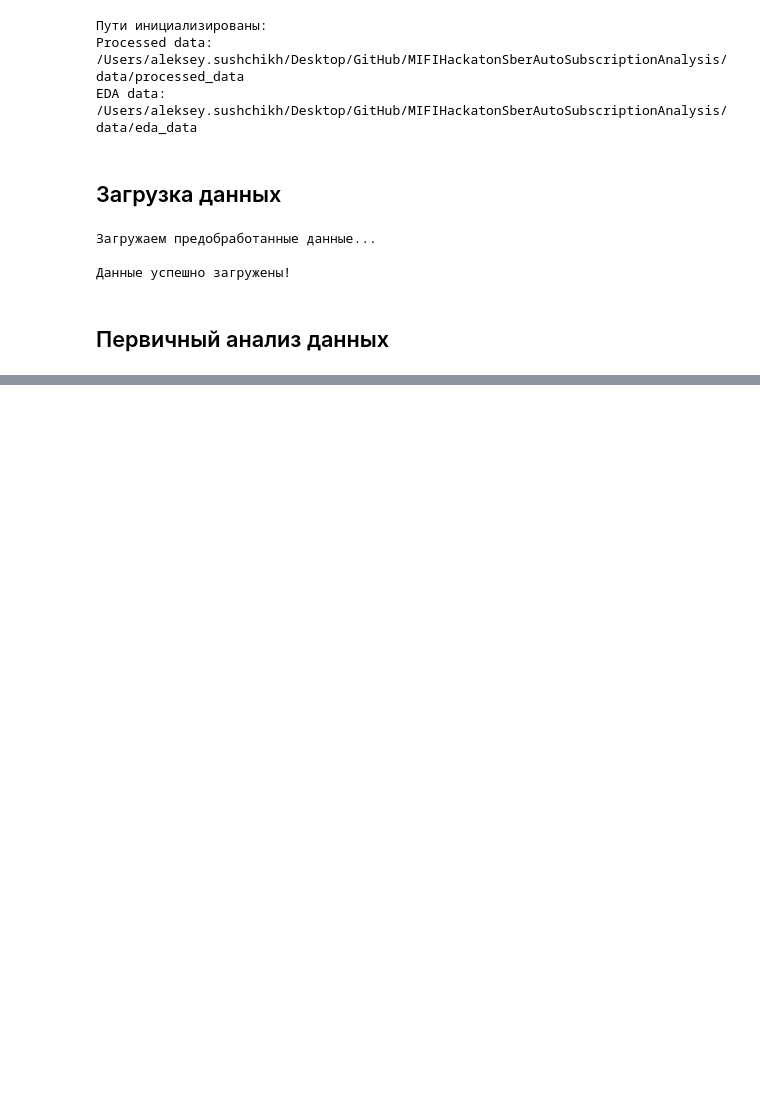
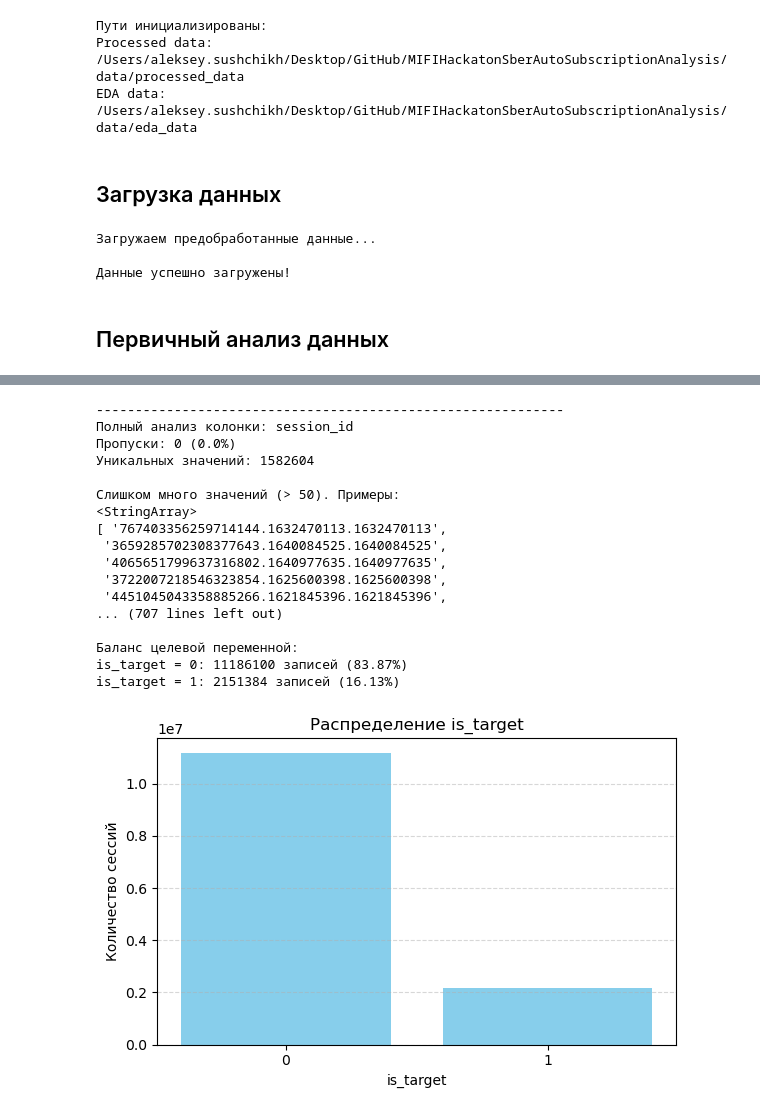
Before and after one commit to ListAloe/MIFIHackatonSberAutoSubscriptionAnalysis, a Jupyter notebook: notebooks/EDA/eda.ipynb, the cells around one changed output, grey strips where cells are left out. Drawn from its saved outputs; the diff is of its cells as text; code cells hidden in the pictures; blank space fills up the shorter version.

```diff
--- a/notebooks/EDA/eda.ipynb
+++ b/notebooks/EDA/eda.ipynb
@@ -169,10 +157,0 @@ Conversion Rate: 0.37%
-# %%
-num_cols = ['session_duration_sec','num_hits','num_unique_pages','visit_hour']
-for col in num_cols:
-    fig, axes = plt.subplots(1, 2, figsize=(12,4))
-    sns.histplot(data[col], ax=axes[0], kde=True)
-    axes[0].set_title(f'Гистограмма {col}')
-    sns.boxplot(x=data[col], ax=axes[1])
-    axes[1].set_title(f'Box‑plot {col}')
-    plt.tight_layout()
-    plt.show()
@@ -199,6 +157,0 @@ plt.show()
-# %%
-for col in ['num_hits','session_duration_sec']:
-    plt.figure(figsize=(6,4))
-    sns.kdeplot(data=data, x=col, hue='converted', common_norm=False)
-    plt.title(f'{col}: конверсия vs не конверсия')
-    plt.show()
@@ -241,0 +576,33 @@ plt.show()
+# %%
+test3 = test2.copy()
+#========================================================
+# Проанализируем 'hit_date_dt' и 'visit_datetime'
+#========================================================
+# Извлечём из visit_datetime только дату
+test3['visit_date_only'] = test3['visit_datetime'].dt.normalize()
+
+# Сравним с hit_date_dt
+mismatch = test3.loc[
+    test3['visit_date_only'] != test3['hit_date_dt'].dt.normalize(),
+    ['visit_datetime', 'hit_date_dt']
+]
+
+# Посмотрим, есть ли расхождения
+if mismatch.empty:
+    print("Все даты совпадают.")
+else:
+    print(f"Найдены несовпадения: {len(mismatch)} записей")
+    display(mismatch.head(10))
+
+total = len(test3)
+bad = len(mismatch)
+print(f"Доля несовпадений: {bad/total:.4%}")
+
+# Удалим вспомогательную колонку 'visit_date_only'
+test3.drop(columns=['visit_date_only'], inplace=True)
+
+# Удалим колонку 'hit_date_dt', потому что даты визита и даты событий совпадают
+test3.drop(columns=['hit_date_dt'], inplace=True)
+
+summarize_dataset(test3, "Данные")
+# %% [output]
@@ -241,0 +630,18 @@ plt.show()
+------------------------------------------------------------
+Полный анализ колонки: session_id
+Пропуски: 0 (0.0%)
+Уникальных значений: 1582604
+
+Слишком много значений (> 50). Примеры:
+<StringArray>
+[ '767403356259714144.1632470113.1632470113',
+ '3659285702308377643.1640084525.1640084525',
+ '4065651799637316802.1640977635.1640977635',
+ '3722007218546323854.1625600398.1625600398',
+ '4451045043358885266.1621845396.1621845396',
+... (707 lines left out)
+
+Баланс целевой переменной:
+is_target = 0: 11186100 записей (83.87%)
+is_target = 1: 2151384 записей (16.13%)
+[figure, added]
```
Also changed, not shown: parts of 20 cells of this notebook, 3 other files.
